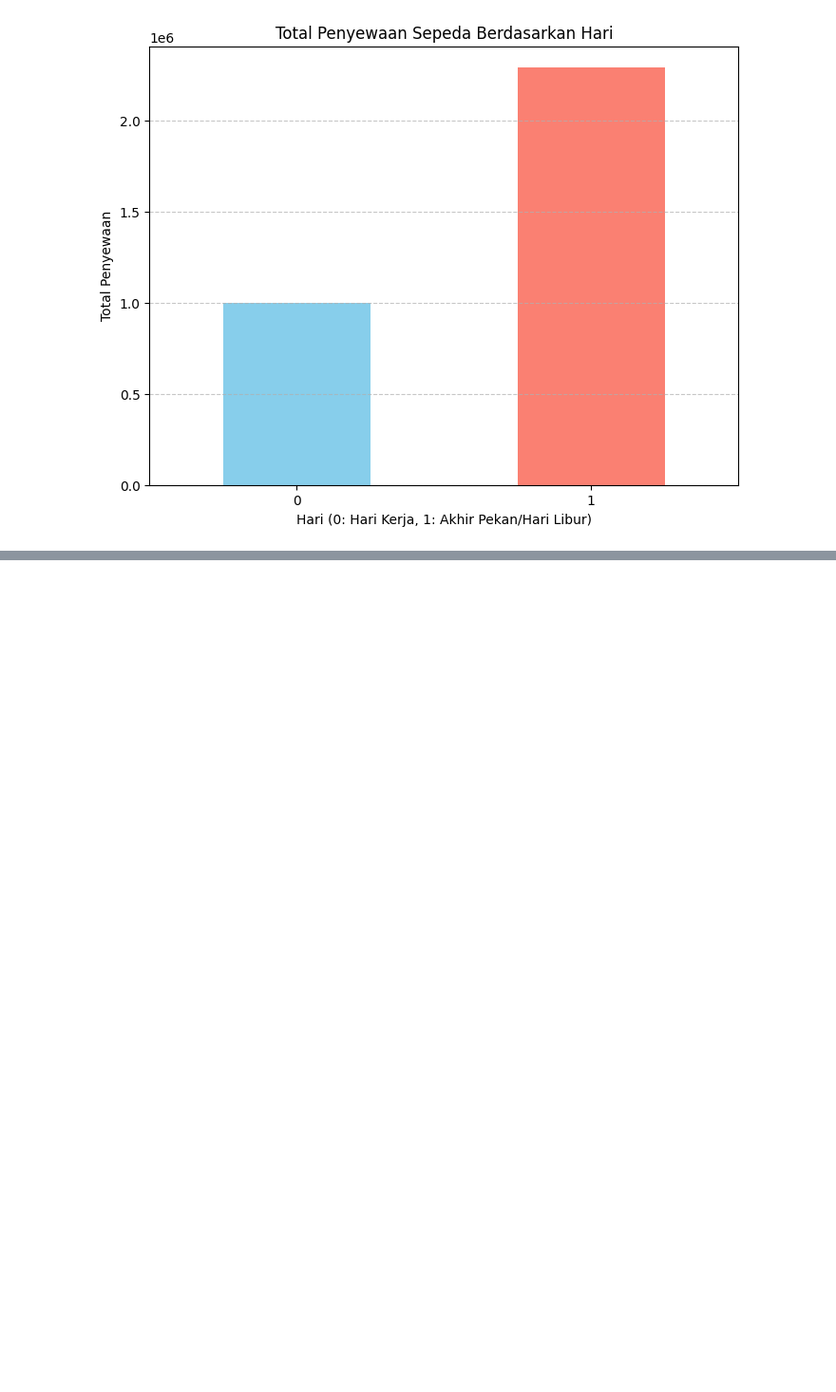
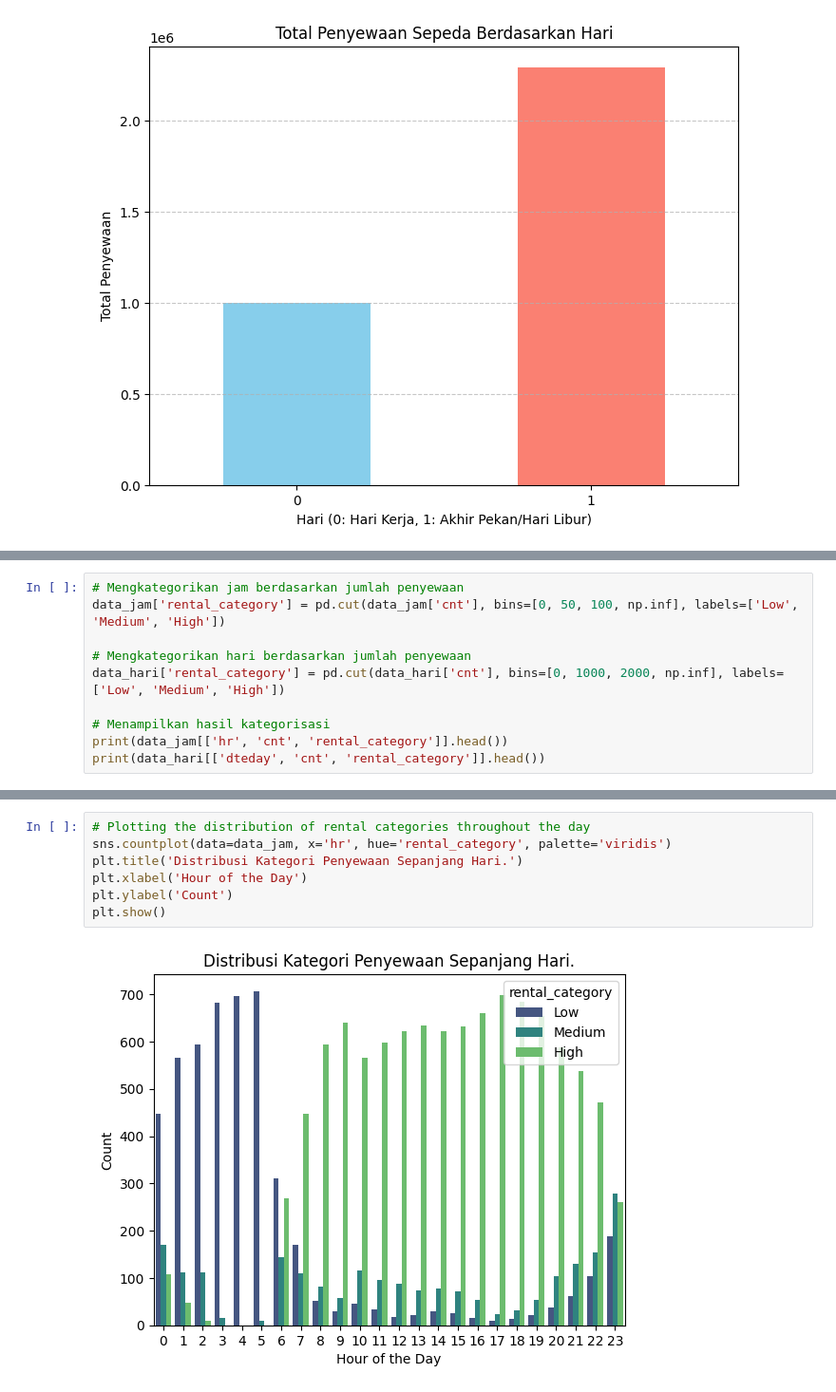
Before and after one commit to RaflyMZ/VisualisasiSewaSepeda, a Jupyter notebook: AnalisisData.ipynb, the cells around one changed output, grey strips where cells are left out. Shown at 95% size. Saved outputs shown, nothing was run; the diff lists cells and outputs as text; blank space fills up the shorter version.

```diff
--- a/AnalisisData.ipynb
+++ b/AnalisisData.ipynb
@@ -501,0 +513,10 @@ Name: cnt, dtype: int64
+# %%
+# Mengkategorikan jam berdasarkan jumlah penyewaan
+data_jam['rental_category'] = pd.cut(data_jam['cnt'], bins=[0, 50, 100, np.inf], labels=['Low', 'Medium', 'High'])
+
+# Mengkategorikan hari berdasarkan jumlah penyewaan
+data_hari['rental_category'] = pd.cut(data_hari['cnt'], bins=[0, 1000, 2000, np.inf], labels=['Low', 'Medium', 'High'])
+
+# Menampilkan hasil kategorisasi
+print(data_jam[['hr', 'cnt', 'rental_category']].head())
+print(data_hari[['dteday', 'cnt', 'rental_category']].head())
@@ -501,0 +536,9 @@ Name: cnt, dtype: int64
+# %%
+# Plotting the distribution of rental categories throughout the day
+sns.countplot(data=data_jam, x='hr', hue='rental_category', palette='viridis')
+plt.title('Distribusi Kategori Penyewaan Sepanjang Hari.')
+plt.xlabel('Hour of the Day')
+plt.ylabel('Count')
+plt.show()
+# %% [output]
+[figure, added]
```
Also changed, not shown: parts of 16 cells of this notebook.
